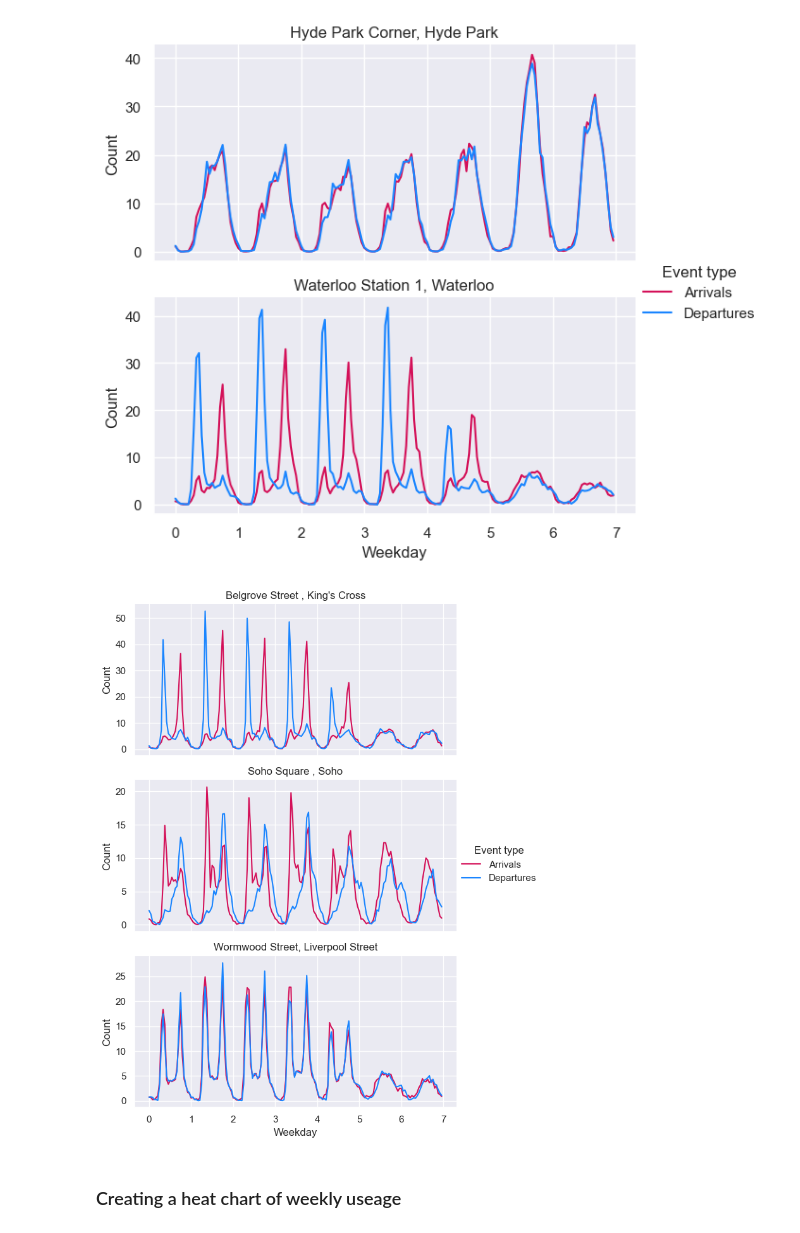
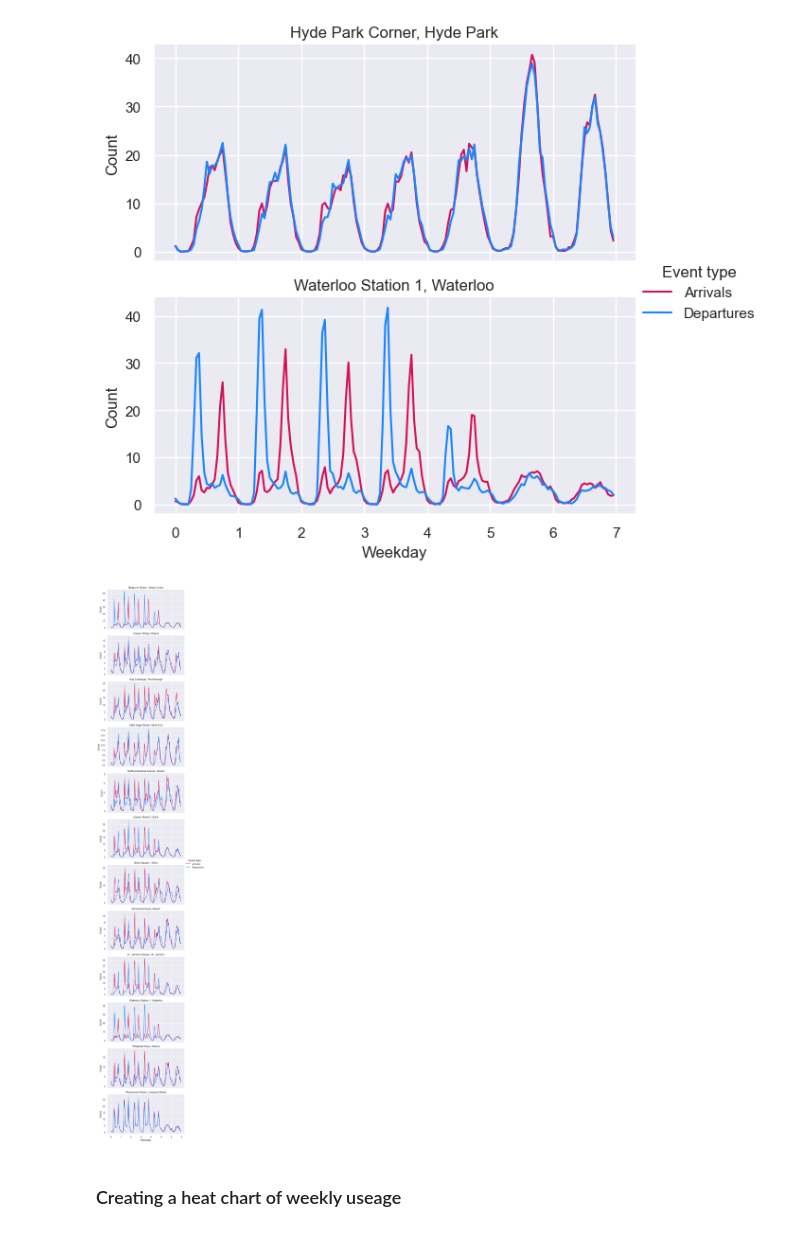
Before and after one commit to elrhmo/TfL_Bike_Analysis, a Jupyter notebook: analysis.ipynb, the cells around one changed output. Saved outputs shown, nothing was run; the diff lists cells and outputs as text; code cells hidden in the pictures.

Commit message:
creating signal point plots with varying hues

```diff
--- a/analysis.ipynb
+++ b/analysis.ipynb
@@ -538,9 +538,9 @@ example_stations3 = [
 "St. James's Square, St. James's"]
 #"St Mary's Hospital, Paddington"]
 # %%
-week_averages_plot([events_2022], example_stations1)
+week_averages_plot([events_2022], example_stations3)
 # %% [output]
-[figure, old version]
+[figure, new version]
 # %% [markdown]
 ### Creating a heat chart of weekly useage
 # %%
```
Also changed, not shown: parts of 12 cells of this notebook.
